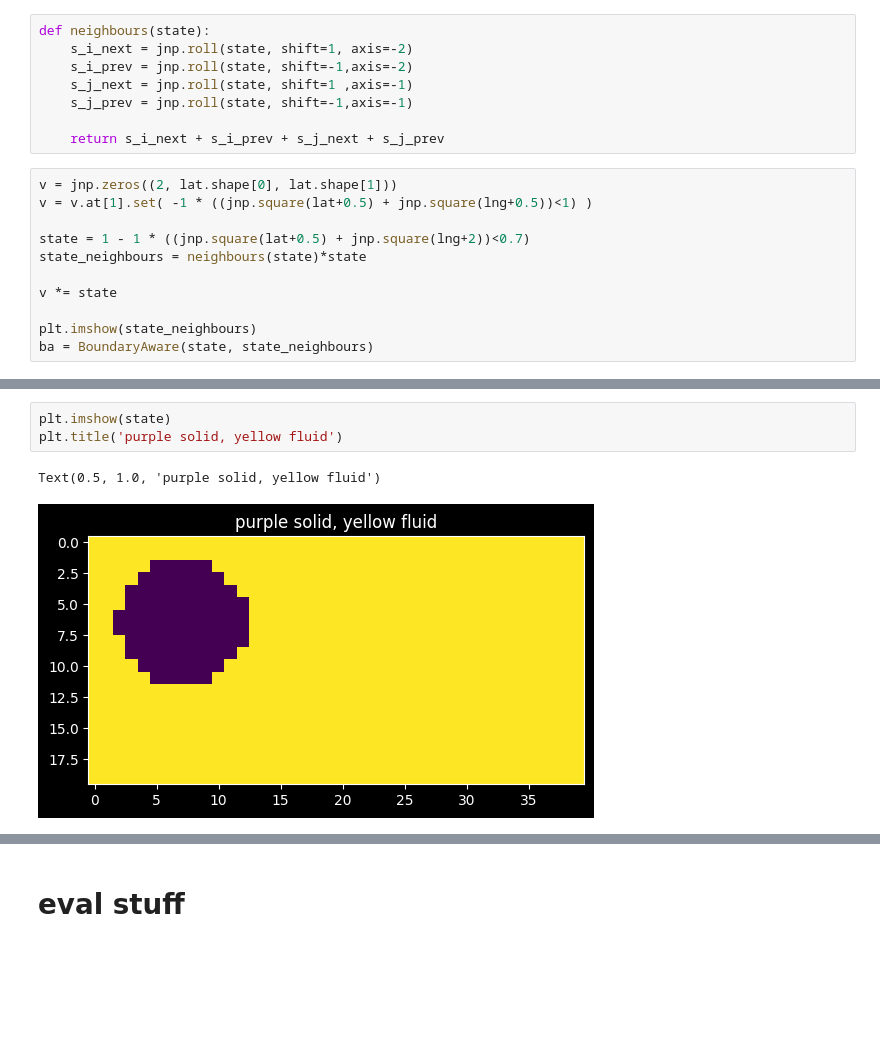
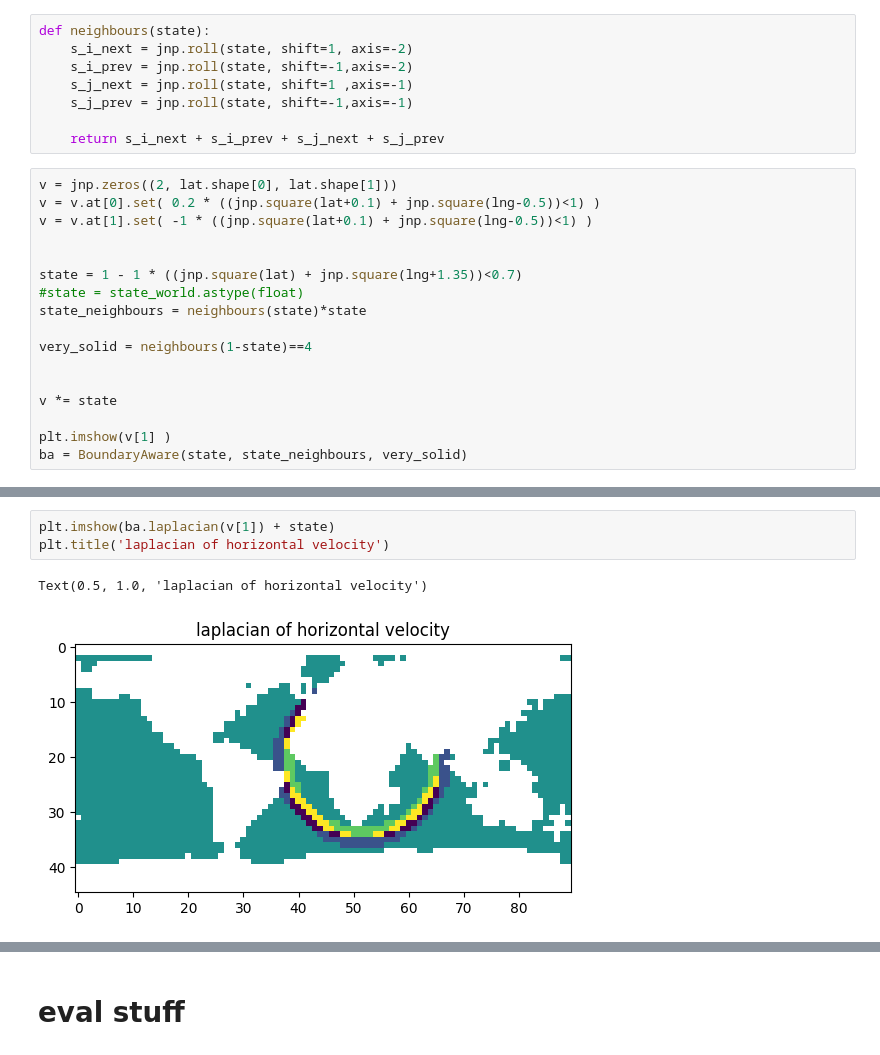
Before and after one commit to Stazi-101/THCsim, a Jupyter notebook: test_nb.ipynb, the cells around one changed output, grey strips where cells are left out. Cells and saved outputs as stored; diff of their text form; blank space fills up the shorter version.

```diff
--- a/test_nb.ipynb
+++ b/test_nb.ipynb
@@ -104,13 +144,19 @@ def neighbours(state):
     return s_i_next + s_i_prev + s_j_next + s_j_prev
 # %%
 v = jnp.zeros((2, lat.shape[0], lat.shape[1]))
-v = v.at[1].set( -1 * ((jnp.square(lat+0.5) + jnp.square(lng+0.5))<1) )
+v = v.at[0].set( 0.2 * ((jnp.square(lat+0.1) + jnp.square(lng-0.5))<1) )
+v = v.at[1].set( -1 * ((jnp.square(lat+0.1) + jnp.square(lng-0.5))<1) )
 
-state = 1 - 1 * ((jnp.square(lat+0.5) + jnp.square(lng+2))<0.7)
+
+state = 1 - 1 * ((jnp.square(lat) + jnp.square(lng+1.35))<0.7)
+#state = state_world.astype(float)
 state_neighbours = neighbours(state)*state
+
+very_solid = neighbours(1-state)==4
+
 
 v *= state
 
-plt.imshow(state_neighbours)
-ba = BoundaryAware(state, state_neighbours)
+plt.imshow(v[1] )
+ba = BoundaryAware(state, state_neighbours, very_solid)
 # %% [output]
@@ -118,6 +175,6 @@ ba = BoundaryAware(state, state_neighbours)
 # %%
-plt.imshow(state)
-plt.title('purple solid, yellow fluid')
+plt.imshow(ba.laplacian(v[1]) + state)
+plt.title('laplacian of horizontal velocity')
 # %% [output]
-Text(0.5, 1.0, 'purple solid, yellow fluid')
+Text(0.5, 1.0, 'laplacian of horizontal velocity')
-[figure, old version]
+[figure, new version]
```
Also changed, not shown: parts of 102 cells of this notebook, 1 other file.
